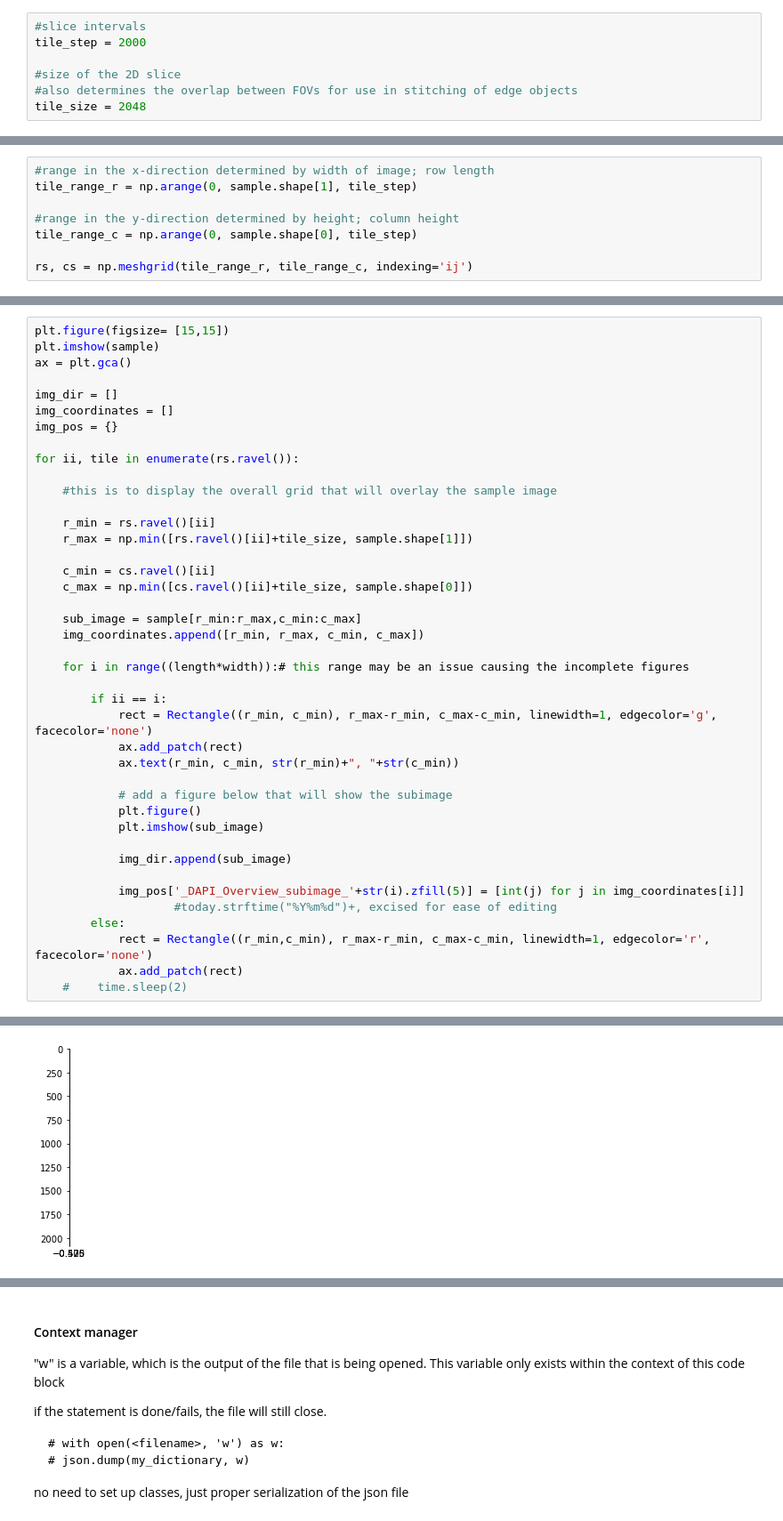
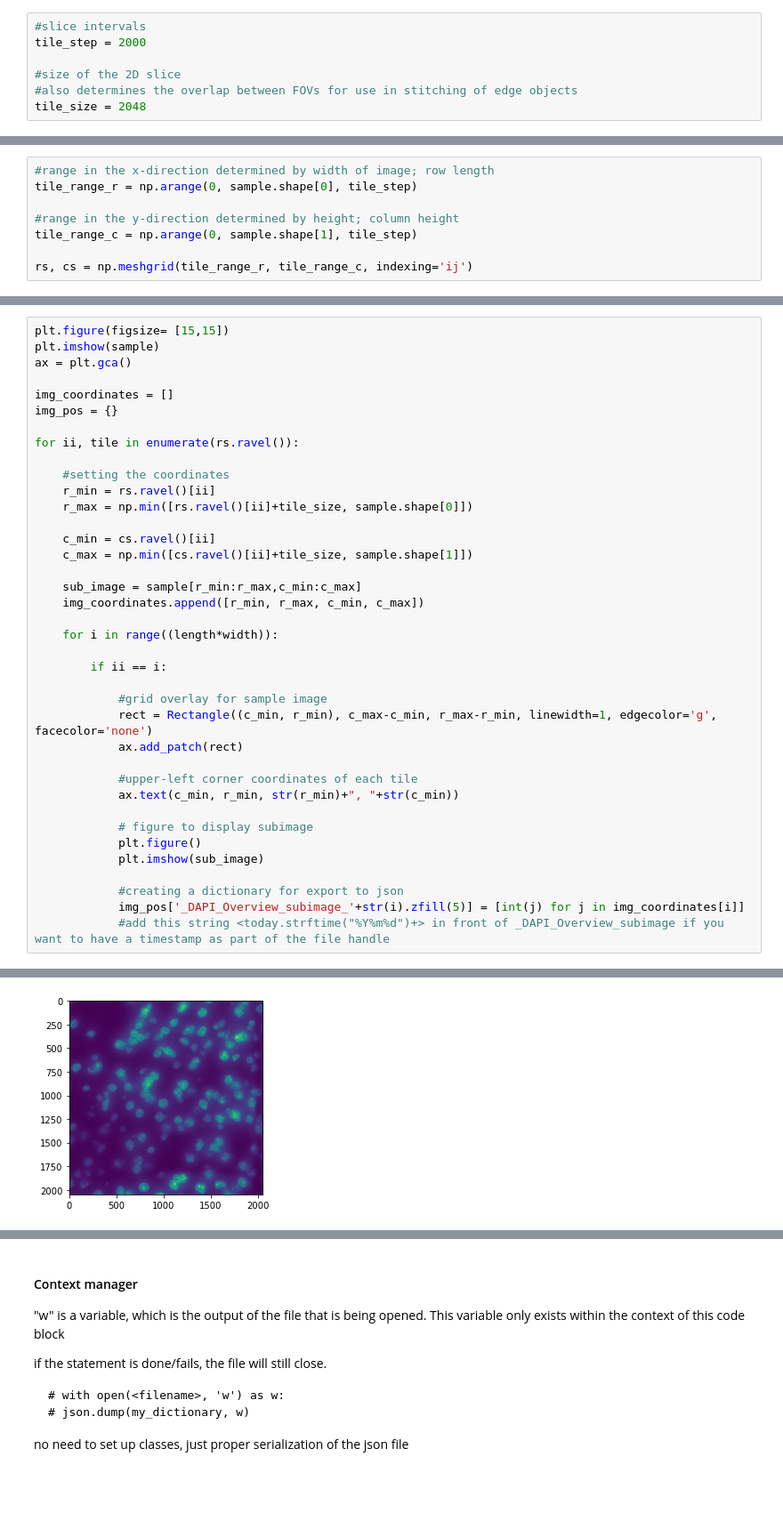
Before and after one commit to j92cp/AI_work, a Jupyter notebook: image_slicer.ipynb, the cells around one changed output, grey strips where cells are left out. Shown at 89% size. Drawn from its saved outputs; the diff is of its cells as text; blank space fills up the shorter version.

```diff
--- a/image_slicer.ipynb
+++ b/image_slicer.ipynb
@@ -157,8 +190,8 @@ print(width)
 # %%
 #range in the x-direction determined by width of image; row length
-tile_range_r = np.arange(0, sample.shape[1], tile_step)
+tile_range_r = np.arange(0, sample.shape[0], tile_step)
 
 #range in the y-direction determined by height; column height
-tile_range_c = np.arange(0, sample.shape[0], tile_step)
+tile_range_c = np.arange(0, sample.shape[1], tile_step)
 
 rs, cs = np.meshgrid(tile_range_r, tile_range_c, indexing='ij')
@@ -173,40 +200,37 @@ plt.figure(figsize= [15,15])
 plt.imshow(sample)
 ax = plt.gca()
 
-img_dir = []
 img_coordinates = []
 img_pos = {}
 
 for ii, tile in enumerate(rs.ravel()):
 
-    #this is to display the overall grid that will overlay the sample image
-
+    #setting the coordinates
     r_min = rs.ravel()[ii]
-    r_max = np.min([rs.ravel()[ii]+tile_size, sample.shape[1]])
+    r_max = np.min([rs.ravel()[ii]+tile_size, sample.shape[0]])
 
     c_min = cs.ravel()[ii]
-    c_max = np.min([cs.ravel()[ii]+tile_size, sample.shape[0]])
+    c_max = np.min([cs.ravel()[ii]+tile_size, sample.shape[1]])
 
     sub_image = sample[r_min:r_max,c_min:c_max]
     img_coordinates.append([r_min, r_max, c_min, c_max])
 
-    for i in range((length*width)):# this range may be an issue causing the incomplete figures
+    for i in range((length*width)):
 
         if ii == i:
-            rect = Rectangle((r_min, c_min), r_max-r_min, c_max-c_min, linewidth=1, edgecolor='g', facecolor='none')
+
+            #grid overlay for sample image
+            rect = Rectangle((c_min, r_min), c_max-c_min, r_max-r_min, linewidth=1, edgecolor='g', facecolor='none')
             ax.add_patch(rect)
-            ax.text(r_min, c_min, str(r_min)+", "+str(c_min))
 
-            # add a figure below that will show the subimage
+            #upper-left corner coordinates of each tile
+            ax.text(c_min, r_min, str(r_min)+", "+str(c_min))
+
+            # figure to display subimage
             plt.figure()
             plt.imshow(sub_image)
 
-            img_dir.append(sub_image)
-
+            #creating a dictionary for export to json
             img_pos['_DAPI_Overview_subimage_'+str(i).zfill(5)] = [int(j) for j in img_coordinates[i]]
-                    #today.strftime("%Y%m%d")+, excised for ease of editing
-        else:
-            rect = Rectangle((r_min,c_min), r_max-r_min, c_max-c_min, linewidth=1, edgecolor='r', facecolor='none')
-            ax.add_patch(rect)
-    #    time.sleep(2)
+            #add this string <today.strftime("%Y%m%d")+> in front of _DAPI_Overview_subimage if you want to have a timestamp as part of the file handle
 # %% [output]
@@ -223 +247 @@ for ii, tile in enumerate(rs.ravel()):
-[figure, old version]
+[figure, new version]
```
Also changed, not shown: parts of 16 cells of this notebook.
